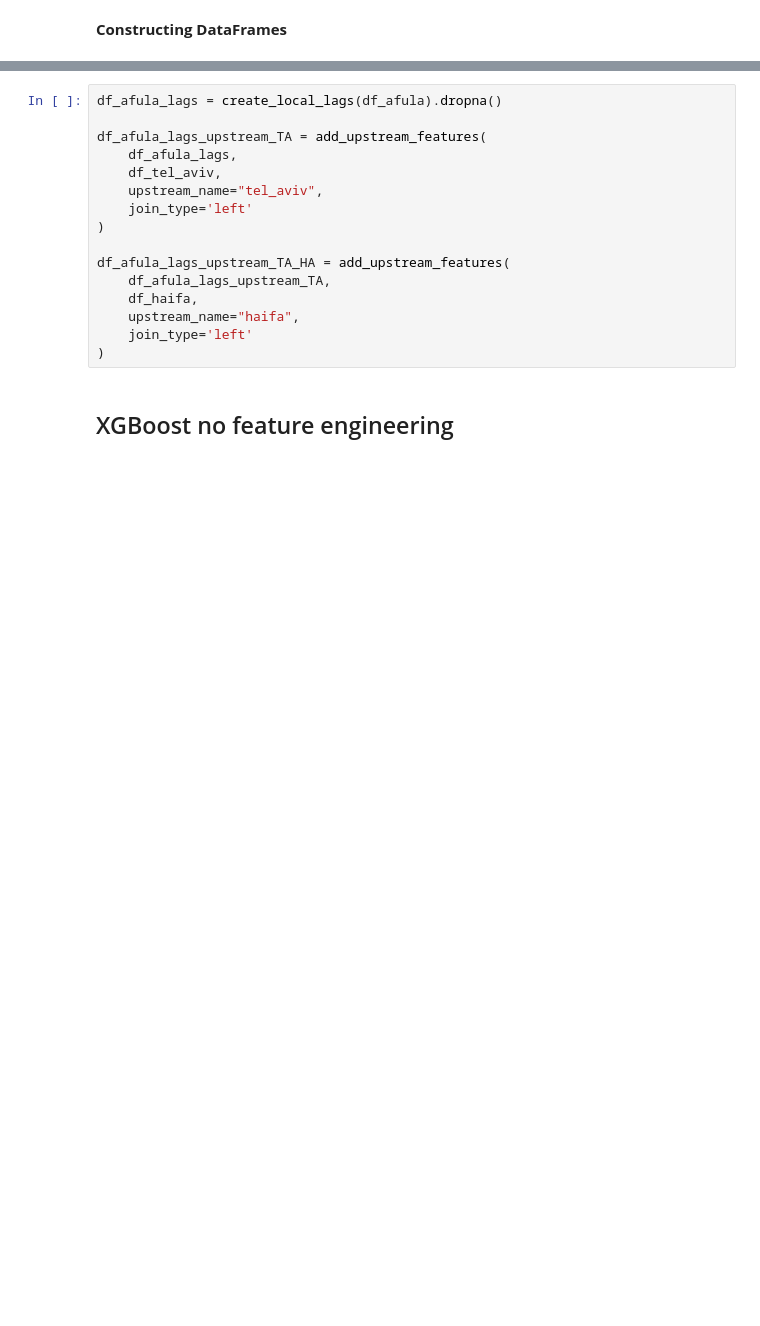
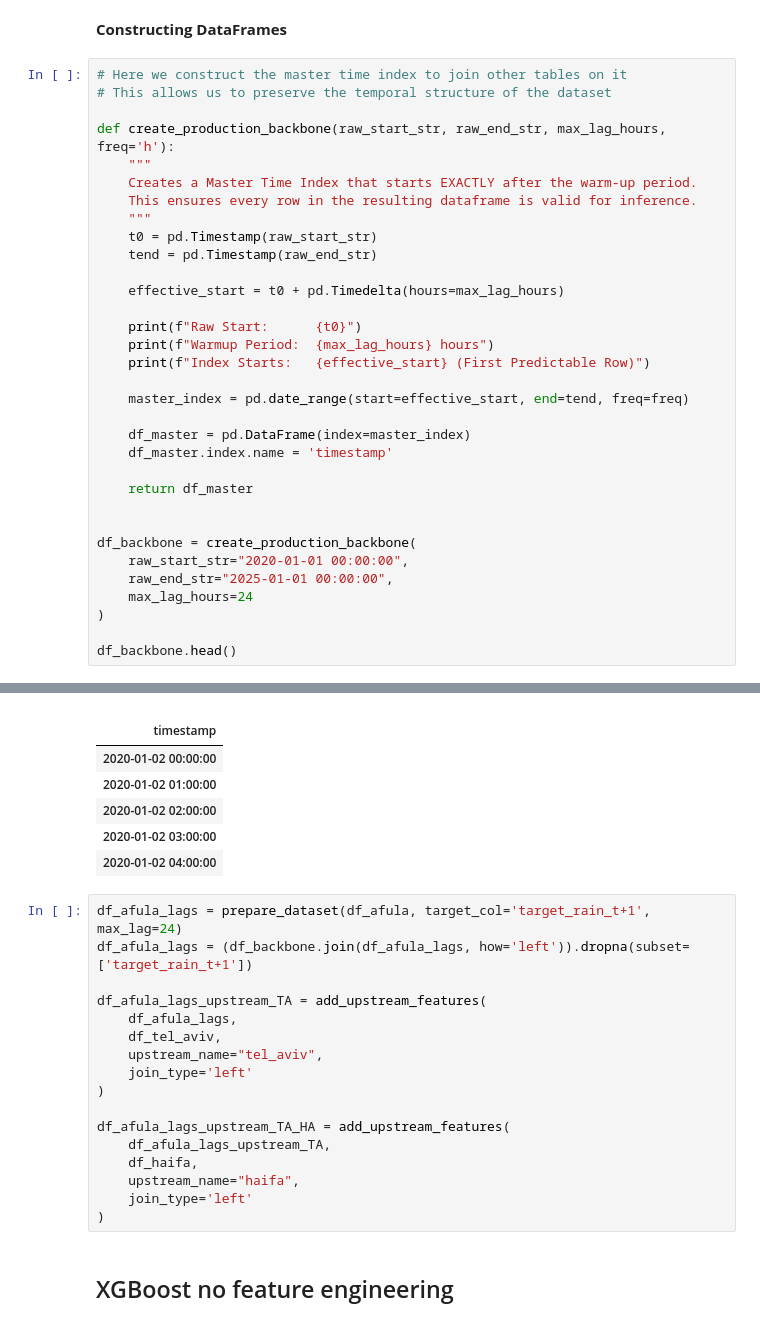
Before and after one commit to jadosh123/SparseData-AI-Precipitation-Forecasting, a Jupyter notebook: src/weather_engine/demo.ipynb, the cells around one changed output, grey strips where cells are left out. Cells and saved outputs as stored; diff of their text form; blank space fills up the shorter version.

```diff
--- a/src/weather_engine/demo.ipynb
+++ b/src/weather_engine/demo.ipynb
@@ -117,2 +126,36 @@ def temporal_split(df: pd.DataFrame, target_col, val_start_date, test_start_date
 # %% [markdown]
 **Constructing DataFrames**
+# %%
+# Here we construct the master time index to join other tables on it
+# This allows us to preserve the temporal structure of the dataset
+
+def create_production_backbone(raw_start_str, raw_end_str, max_lag_hours, freq='h'):
+    """
+    Creates a Master Time Index that starts EXACTLY after the warm-up period.
+    This ensures every row in the resulting dataframe is valid for inference.
+    """
+    t0 = pd.Timestamp(raw_start_str)
+    tend = pd.Timestamp(raw_end_str)
+
+    effective_start = t0 + pd.Timedelta(hours=max_lag_hours)
+
+    print(f"Raw Start:      {t0}")
+    print(f"Warmup Period:  {max_lag_hours} hours")
+    print(f"Index Starts:   {effective_start} (First Predictable Row)")
+
+    master_index = pd.date_range(start=effective_start, end=tend, freq=freq)
+
+    df_master = pd.DataFrame(index=master_index)
+    df_master.index.name = 'timestamp'
+
+    return df_master
+
+
+df_backbone = create_production_backbone(
+    raw_start_str="2020-01-01 00:00:00",
+    raw_end_str="2025-01-01 00:00:00",
+    max_lag_hours=24
+)
+
+df_backbone.head()
+# %% [output]
@@ -119,5 +165,13 @@ def temporal_split(df: pd.DataFrame, target_col, val_start_date, test_start_date
+|  |
+| timestamp |
+| 2020-01-02 00:00:00 |
+| 2020-01-02 01:00:00 |
+| 2020-01-02 02:00:00 |
+| 2020-01-02 03:00:00 |
+| 2020-01-02 04:00:00 |
 # %%
-df_afula_lags = create_local_lags(df_afula).dropna()
+df_afula_lags = prepare_dataset(df_afula, target_col='target_rain_t+1', max_lag=24)
+df_afula_lags = (df_backbone.join(df_afula_lags, how='left')).dropna(subset=['target_rain_t+1'])
 
 df_afula_lags_upstream_TA = add_upstream_features(
     df_afula_lags,
```
Also changed, not shown: parts of 7 cells of this notebook, 1 other file.
